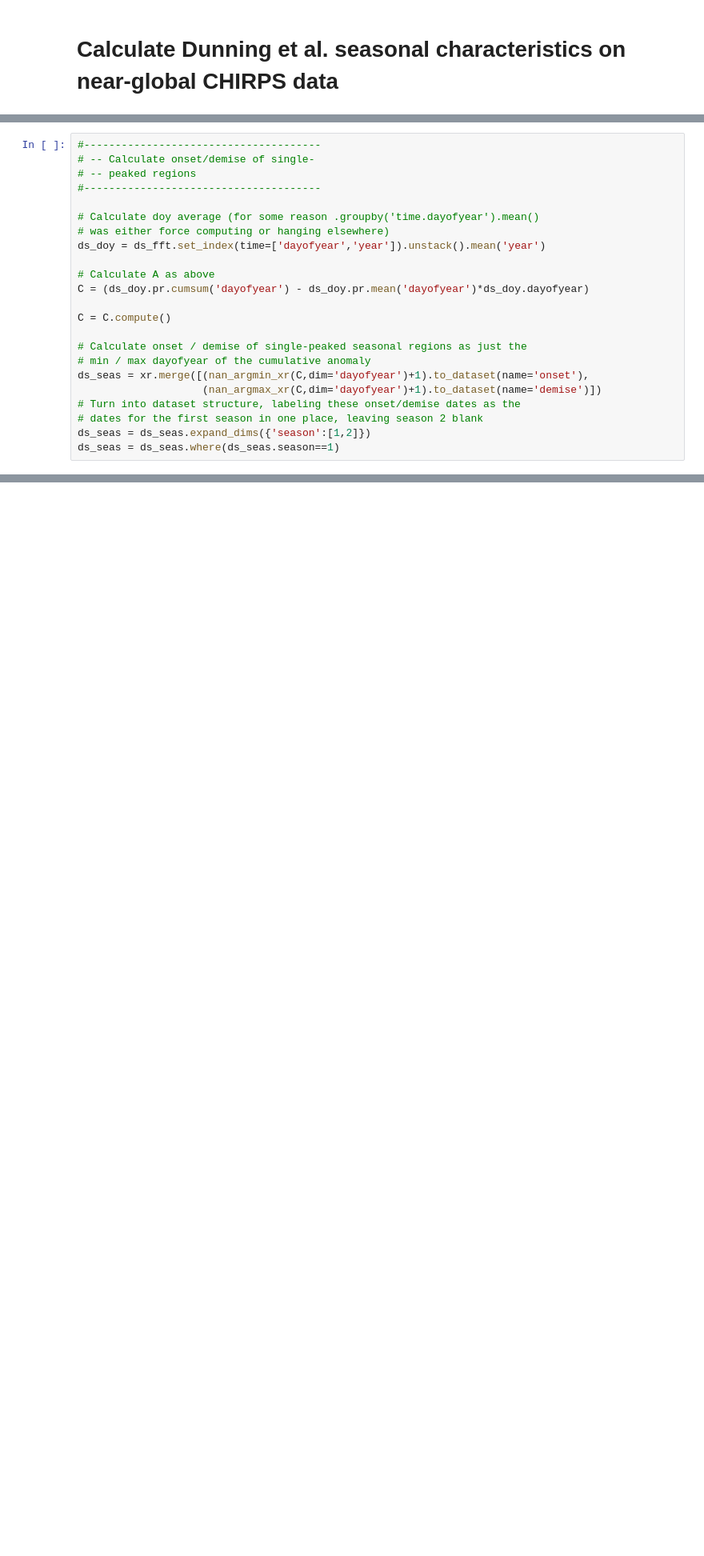
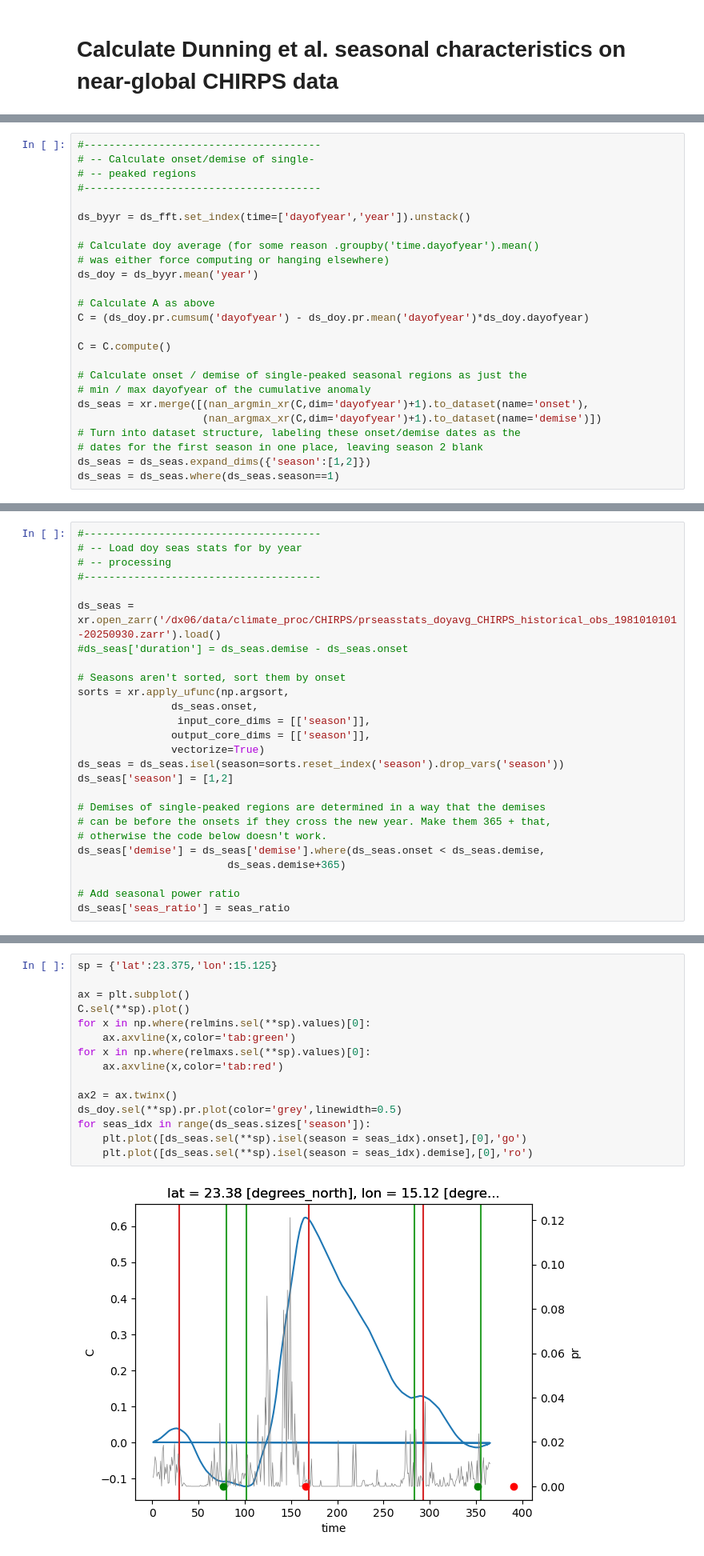
Before and after one commit to ccsfist/forecast_uncertainty, a Jupyter notebook: code/calculate_seasstats.ipynb, the cells around one changed output, grey strips where cells are left out. Shown at 80% size. Saved outputs shown, nothing was run; the diff lists cells and outputs as text; blank space fills up the shorter version.

```diff
--- a/code/calculate_seasstats.ipynb
+++ b/code/calculate_seasstats.ipynb
@@ -102,9 +209,11 @@ seas_ratio = np.abs(fft.compute())
 # -- peaked regions
 #--------------------------------------
 
+ds_byyr = ds_fft.set_index(time=['dayofyear','year']).unstack()
+
 # Calculate doy average (for some reason .groupby('time.dayofyear').mean()
 # was either force computing or hanging elsewhere)
-ds_doy = ds_fft.set_index(time=['dayofyear','year']).unstack().mean('year')
+ds_doy = ds_byyr.mean('year')
 
 # Calculate A as above
 C = (ds_doy.pr.cumsum('dayofyear') - ds_doy.pr.mean('dayofyear')*ds_doy.dayofyear)
@@ -320,0 +405,26 @@ KeyboardInterrupt
+# %%
+#--------------------------------------
+# -- Load doy seas stats for by year
+# -- processing
+#--------------------------------------
+
+ds_seas = xr.open_zarr('/dx06/data/climate_proc/CHIRPS/prseasstats_doyavg_CHIRPS_historical_obs_1981010101-20250930.zarr').load()
+#ds_seas['duration'] = ds_seas.demise - ds_seas.onset
+
+# Seasons aren't sorted, sort them by onset
+sorts = xr.apply_ufunc(np.argsort,
+               ds_seas.onset,
+                input_core_dims = [['season']],
+               output_core_dims = [['season']],
+               vectorize=True)
+ds_seas = ds_seas.isel(season=sorts.reset_index('season').drop_vars('season'))
+ds_seas['season'] = [1,2]
+
+# Demises of single-peaked regions are determined in a way that the demises
+# can be before the onsets if they cross the new year. Make them 365 + that,
+# otherwise the code below doesn't work.
+ds_seas['demise'] = ds_seas['demise'].where(ds_seas.onset < ds_seas.demise,
+                        ds_seas.demise+365)
+
+# Add seasonal power ratio
+ds_seas['seas_ratio'] = seas_ratio
@@ -320,0 +734,17 @@ KeyboardInterrupt
+# %%
+sp = {'lat':23.375,'lon':15.125}
+
+ax = plt.subplot()
+C.sel(**sp).plot()
+for x in np.where(relmins.sel(**sp).values)[0]:
+    ax.axvline(x,color='tab:green')
+for x in np.where(relmaxs.sel(**sp).values)[0]:
+    ax.axvline(x,color='tab:red')
+
+ax2 = ax.twinx()
+ds_doy.sel(**sp).pr.plot(color='grey',linewidth=0.5)
+for seas_idx in range(ds_seas.sizes['season']):
+    plt.plot([ds_seas.sel(**sp).isel(season = seas_idx).onset],[0],'go')
+    plt.plot([ds_seas.sel(**sp).isel(season = seas_idx).demise],[0],'ro')
+# %% [output]
+[figure, added]
```
Also changed, not shown: parts of 56 cells of this notebook, 4 other files.
